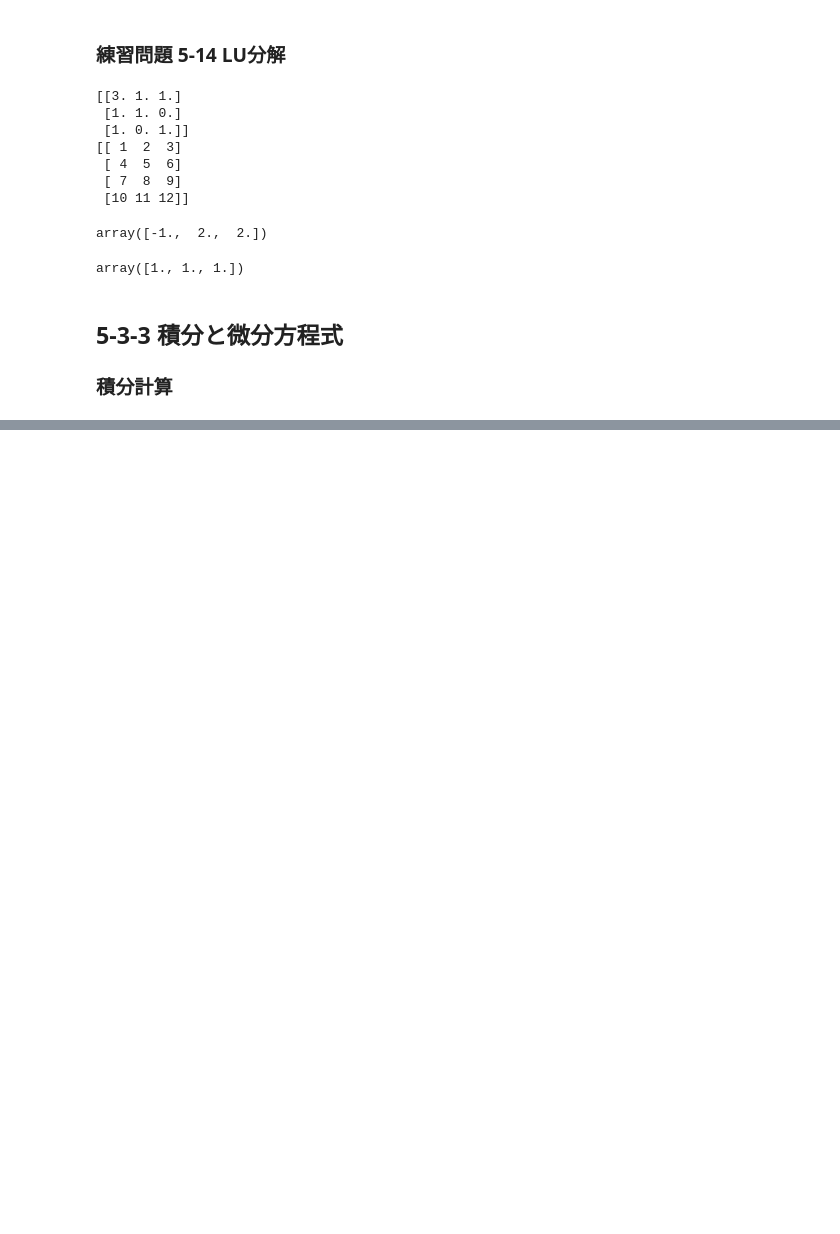
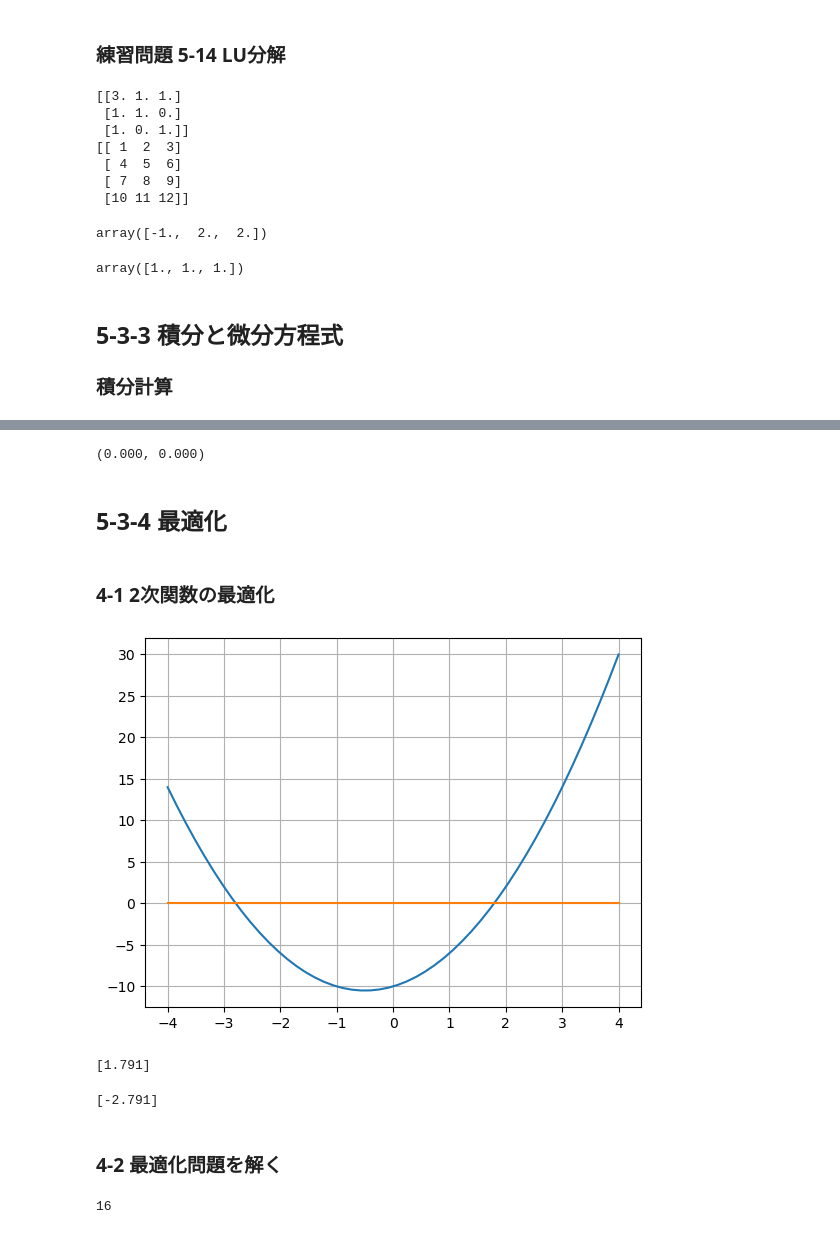
Before and after one commit to RentoYabuki06/ut_datascience_ikusei_kouza, a Jupyter notebook: chapter05/ch05.ipynb, the cells around one changed output, grey strips where cells are left out. Drawn from its saved outputs; the diff is of its cells as text; code cells hidden in the pictures; blank space fills up the shorter version.

```diff
--- a/chapter05/ch05.ipynb
+++ b/chapter05/ch05.ipynb
@@ -638,0 +724,6 @@ array([1., 1., 1.])
+# %%
+integrate.quad(lambda x: np.cos(x), 0, np.pi)
+# %% [output]
+(0.000, 0.000)
+# %% [markdown]
+## 5-3-4 最適化
@@ -638,0 +732,28 @@ array([1., 1., 1.])
+# %% [markdown]
+### 4-1 2次関数の最適化
+# %%
+def f(x):
+	y = 2 * (x**2) + 2 * x - 10
+	return y
+# %%
+# グラフ化してみる
+x = np.linspace(-4,4)
+plt.plot(x, f(x))
+plt.plot(x, np.zeros(len(x)))
+plt.grid(True)
+# %% [output]
+[figure, added]
+# %%
+# グラフから解が2と-3付近にあることがわかる
+x = fsolve(f, 2)
+print(x)
+# %% [output]
+[1.791]
+# %%
+# x = -3 付近
+x = fsolve(f, -3)
+print(x)
+# %% [output]
+[-2.791]
+# %% [markdown]
+### 4-2 最適化問題を解く
@@ -638,0 +770,17 @@ array([1., 1., 1.])
+# %%
+# 制約式その1
+def constraint1(x):
+	return x[0] * x[1] * x[2] * x[3] - 25.0
+
+# 制約式その2
+def constraint2(x):
+	sum_sq = 40
+	for i in range(4):
+		sum_sq = sum_sq - x[i] ** 2
+	return sum_sq
+
+# 初期値
+x0 = [1,5,5,1]
+print(objective(x0))
+# %% [output]
+16
```
Also changed, not shown: parts of 34 cells of this notebook.
